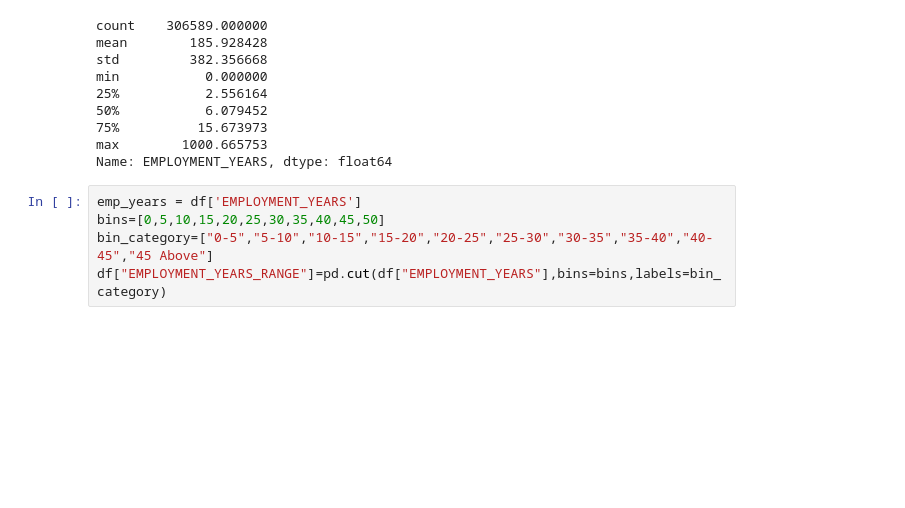
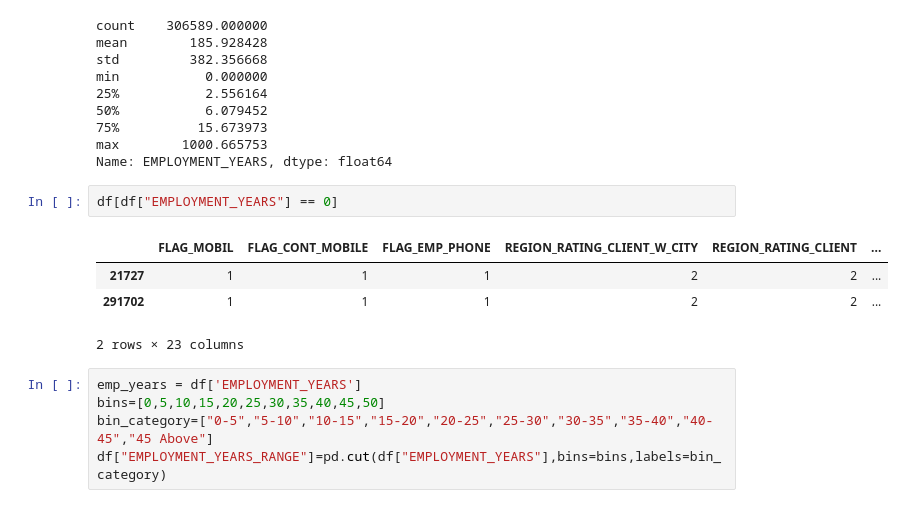
Before and after one commit to VarunArora14/ML-minor-project, a Jupyter notebook: df_work.ipynb, the cells around one changed output. Drawn from its saved outputs; the diff is of its cells as text; blank space fills up the shorter version.

```diff
--- a/df_work.ipynb
+++ b/df_work.ipynb
@@ -66,6 +78,13 @@ min           0.000000
 75%          15.673973
 max        1000.665753
 Name: EMPLOYMENT_YEARS, dtype: float64
+# %%
+df[df["EMPLOYMENT_YEARS"] == 0]
+# %% [output]
+|  | FLAG_MOBIL | FLAG_CONT_MOBILE | FLAG_EMP_PHONE | REGION_RATING_CLIENT_W_CITY | REGION_RATING_CLIENT | ... |
+| 21727 | 1 | 1 | 1 | 2 | 2 | ... |
+| 291702 | 1 | 1 | 1 | 2 | 2 | ... |
+2 rows × 23 columns
 # %%
 emp_years = df['EMPLOYMENT_YEARS']
 bins=[0,5,10,15,20,25,30,35,40,45,50]
```
Also changed, not shown: parts of 17 cells of this notebook, 3 other files.
